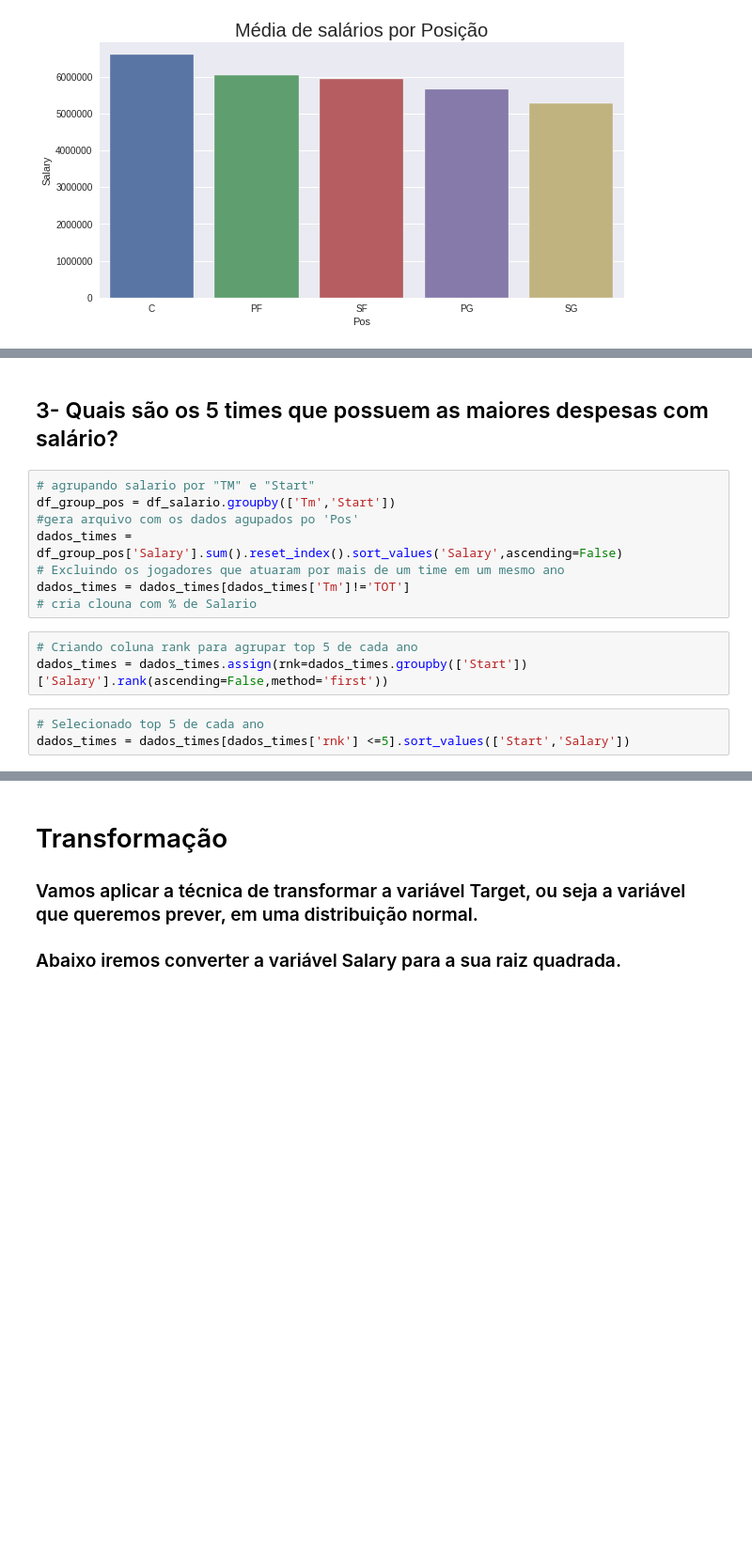
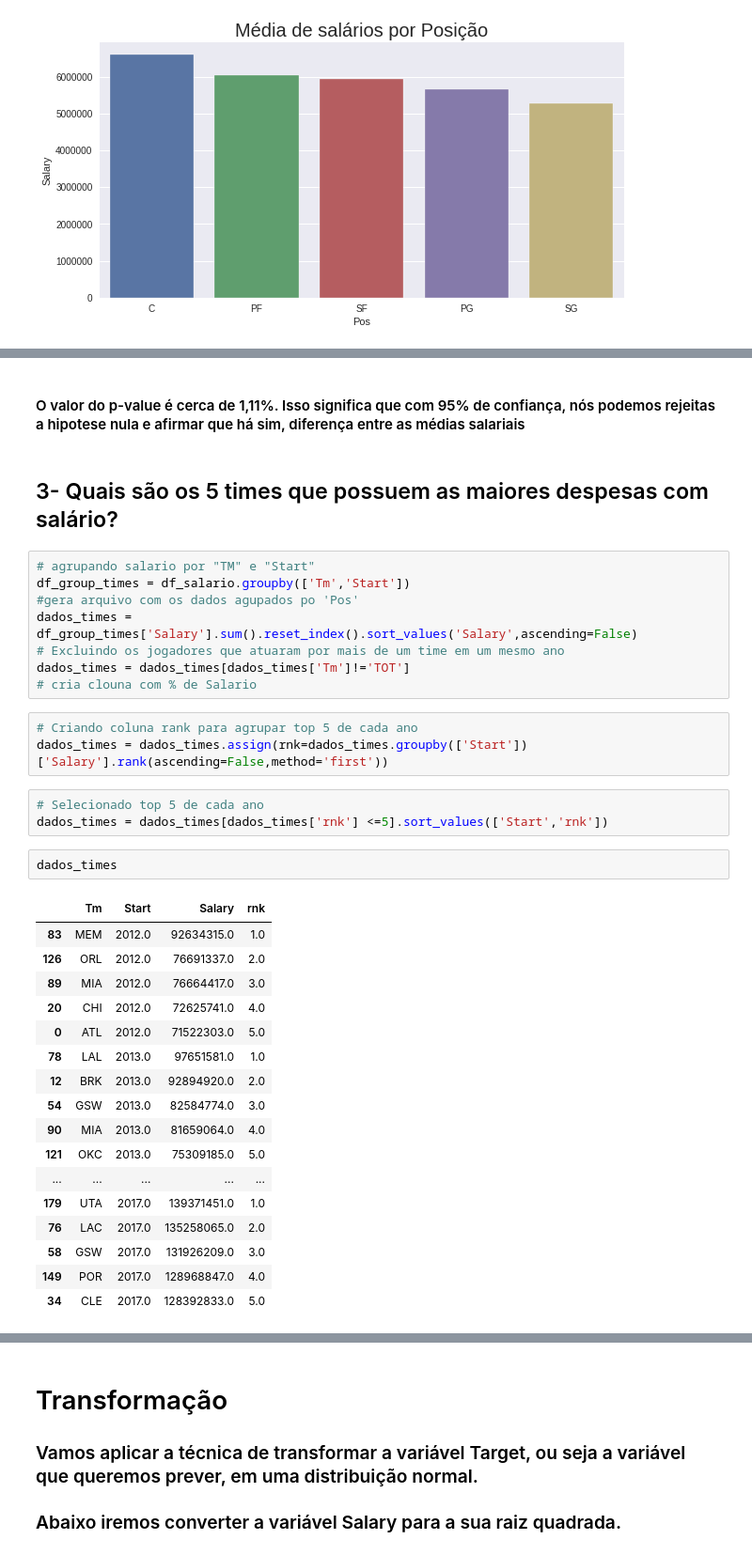
Before and after one commit to thiagobtr/NBA_Salary, a Jupyter notebook: NBA_Salario.ipynb, the cells around one changed output, grey strips where cells are left out. Shown at 94% size. Saved outputs shown, nothing was run; the diff lists cells and outputs as text; blank space fills up the shorter version.

```diff
--- a/NBA_Salario.ipynb
+++ b/NBA_Salario.ipynb
@@ -392,10 +412,12 @@ bar.set_title('Média de salários por Posição',fontsize=20);
+# %% [markdown]
+#### O valor do p-value é cerca de 1,11%. Isso significa que com 95% de confiança, nós podemos rejeitas a hipotese nula e afirmar que há sim, diferença entre as médias salariais
 # %% [markdown]
 ## 3- Quais são os 5 times que possuem as maiores despesas com salário?
 # %%
 # agrupando salario por "TM" e "Start"
-df_group_pos = df_salario.groupby(['Tm','Start'])
+df_group_times = df_salario.groupby(['Tm','Start'])
 #gera arquivo com os dados agupados po 'Pos'
-dados_times = df_group_pos['Salary'].sum().reset_index().sort_values('Salary',ascending=False)
+dados_times = df_group_times['Salary'].sum().reset_index().sort_values('Salary',ascending=False)
 # Excluindo os jogadores que atuaram por mais de um time em um mesmo ano
 dados_times = dados_times[dados_times['Tm']!='TOT']
 # cria clouna com % de Salario
@@ -404,7 +426,27 @@ dados_times = dados_times[dados_times['Tm']!='TOT']
 dados_times = dados_times.assign(rnk=dados_times.groupby(['Start'])['Salary'].rank(ascending=False,method='first'))
 # %%
 # Selecionado top 5 de cada ano
-dados_times = dados_times[dados_times['rnk'] <=5].sort_values(['Start','Salary'])
+dados_times = dados_times[dados_times['rnk'] <=5].sort_values(['Start','rnk'])
+# %%
+dados_times
+# %% [output]
+|  | Tm | Start | Salary | rnk |
+| 83 | MEM | 2012.0 | 92634315.0 | 1.0 |
+| 126 | ORL | 2012.0 | 76691337.0 | 2.0 |
+| 89 | MIA | 2012.0 | 76664417.0 | 3.0 |
+| 20 | CHI | 2012.0 | 72625741.0 | 4.0 |
+| 0 | ATL | 2012.0 | 71522303.0 | 5.0 |
+| 78 | LAL | 2013.0 | 97651581.0 | 1.0 |
+| 12 | BRK | 2013.0 | 92894920.0 | 2.0 |
+| 54 | GSW | 2013.0 | 82584774.0 | 3.0 |
+| 90 | MIA | 2013.0 | 81659064.0 | 4.0 |
+| 121 | OKC | 2013.0 | 75309185.0 | 5.0 |
+| ... | ... | ... | ... | ... |
+| 179 | UTA | 2017.0 | 139371451.0 | 1.0 |
+| 76 | LAC | 2017.0 | 135258065.0 | 2.0 |
+| 58 | GSW | 2017.0 | 131926209.0 | 3.0 |
+| 149 | POR | 2017.0 | 128968847.0 | 4.0 |
+| 34 | CLE | 2017.0 | 128392833.0 | 5.0 |
 # %%
 #define tamanho do plot
 fig,axes=plt.subplots(2,3,figsize=(15,10))
```
Also changed, not shown: parts of 23 cells of this notebook.
